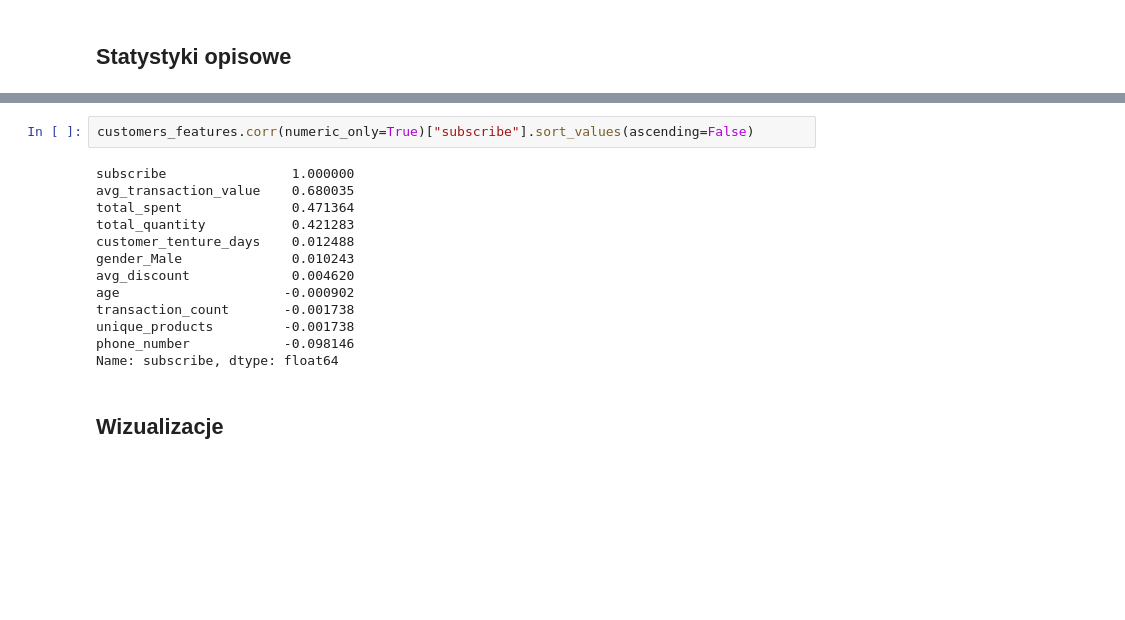
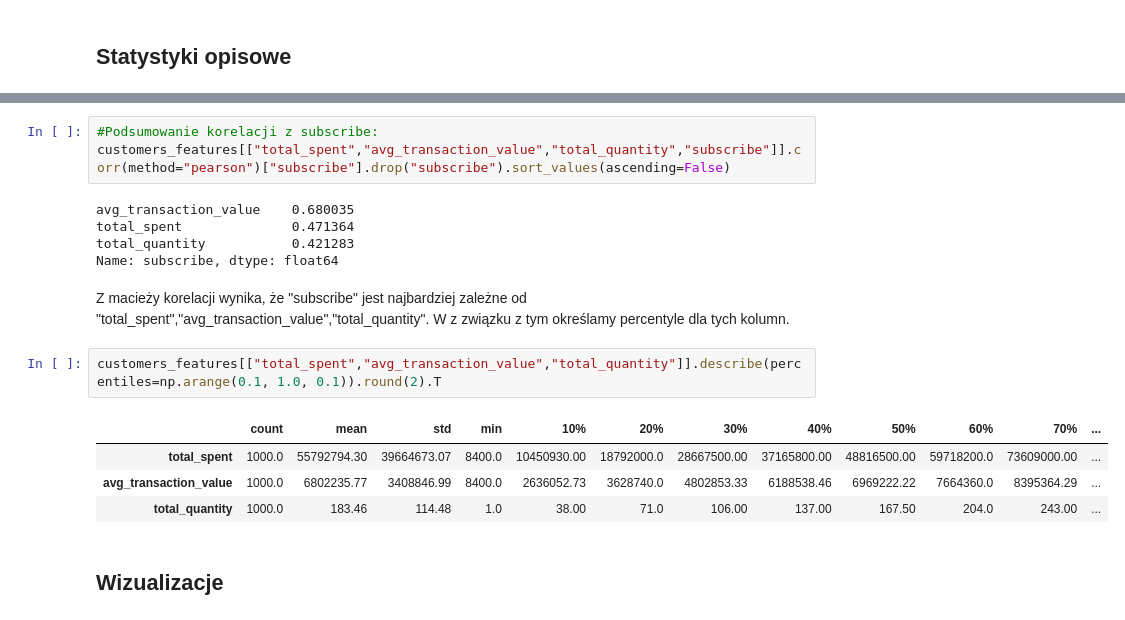
Before and after one commit to michalszlapa/mini_project_DS02_05_26, a Jupyter notebook: b_oprzadek/03_EDA.ipynb, the cells around one changed output, grey strips where cells are left out. Cells and saved outputs as stored; diff of their text form; blank space fills up the shorter version.

```diff
--- a/b_oprzadek/03_EDA.ipynb
+++ b/b_oprzadek/03_EDA.ipynb
@@ -89,17 +176,20 @@ customers_features.groupby("subscribe")[
 # %%
-customers_features.corr(numeric_only=True)["subscribe"].sort_values(ascending=False)
+#Podsumowanie korelacji z subscribe:
+customers_features[["total_spent","avg_transaction_value","total_quantity","subscribe"]].corr(method="pearson")["subscribe"].drop("subscribe").sort_values(ascending=False)
 # %% [output]
-subscribe                1.000000
 avg_transaction_value    0.680035
 total_spent              0.471364
 total_quantity           0.421283
-customer_tenture_days    0.012488
-gender_Male              0.010243
-avg_discount             0.004620
-age                     -0.000902
-transaction_count       -0.001738
-unique_products         -0.001738
-phone_number            -0.098146
 Name: subscribe, dtype: float64
+# %% [markdown]
+Z macieży korelacji wynika, że "subscribe" jest najbardziej zależne od "total_spent","avg_transaction_value","total_quantity".
+W z związku z tym określamy percentyle dla tych kolumn.
+# %%
+customers_features[["total_spent","avg_transaction_value","total_quantity"]].describe(percentiles=np.arange(0.1, 1.0, 0.1)).round(2).T
+# %% [output]
+|  | count | mean | std | min | 10% | 20% | 30% | 40% | 50% | 60% | 70% | ... |
+| total_spent | 1000.0 | 55792794.30 | 39664673.07 | 8400.0 | 10450930.00 | 18792000.0 | 28667500.00 | 37165800.00 | 48816500.00 | 59718200.0 | 73609000.00 | ... |
+| avg_transaction_value | 1000.0 | 6802235.77 | 3408846.99 | 8400.0 | 2636052.73 | 3628740.0 | 4802853.33 | 6188538.46 | 6969222.22 | 7664360.0 | 8395364.29 | ... |
+| total_quantity | 1000.0 | 183.46 | 114.48 | 1.0 | 38.00 | 71.0 | 106.00 | 137.00 | 167.50 | 204.0 | 243.00 | ... |
 # %% [markdown]
 ## Wizualizacje
```
Also changed, not shown: parts of 24 cells of this notebook, 1 other file.
